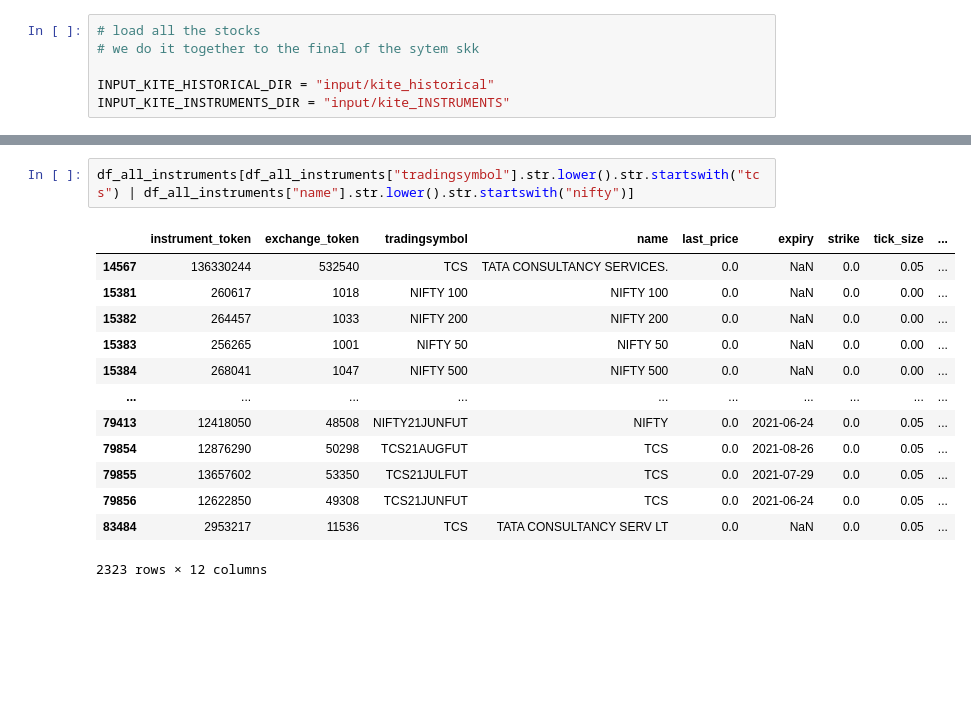
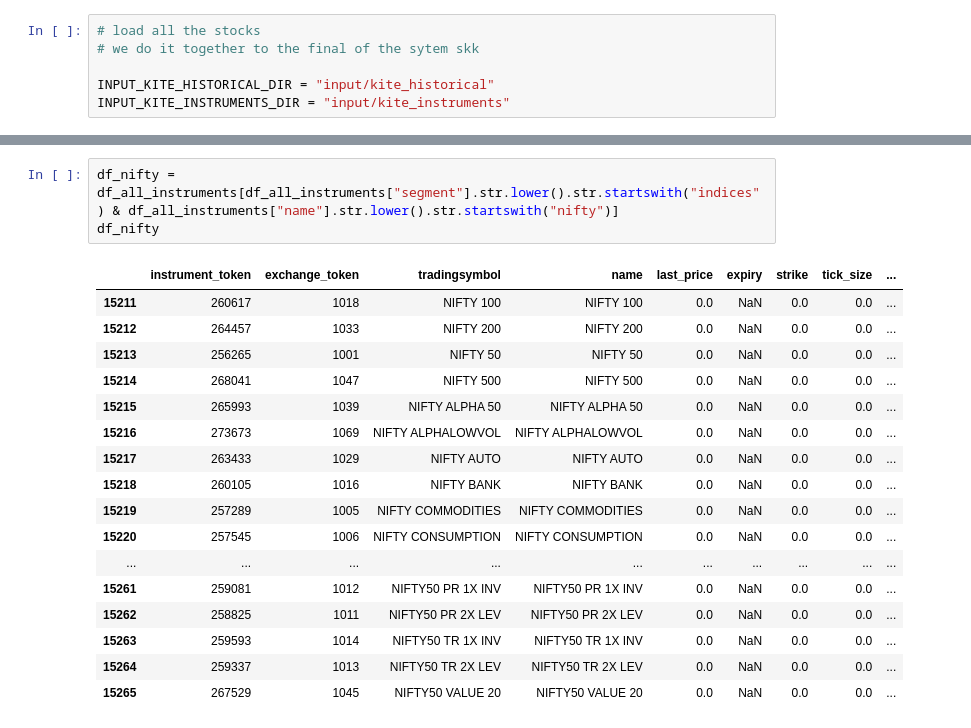
Before and after one commit to binarysentient/bsstonks, a Jupyter notebook: kite_historical_exploration_experiment.ipynb, the cells around one changed output, grey strips where cells are left out. Cells and saved outputs as stored; diff of their text form; blank space fills up the shorter version.

```diff
--- a/kite_historical_exploration_experiment.ipynb
+++ b/kite_historical_exploration_experiment.ipynb
@@ -17,7 +18,7 @@ from bs_threading import bs_threadify, bs_make_throttle_ready_func
 # we do it together to the final of the sytem skk
 
 INPUT_KITE_HISTORICAL_DIR = "input/kite_historical"
-INPUT_KITE_INSTRUMENTS_DIR = "input/kite_INSTRUMENTS"
+INPUT_KITE_INSTRUMENTS_DIR = "input/kite_instruments"
 # %%
 df_all_instruments = pd.read_csv(os.path.join(INPUT_KITE_INSTRUMENTS_DIR,"instrument_list.csv"))
 df_all_instruments
@@ -38,19 +39,24 @@ df_all_instruments
 # %%
-df_all_instruments[df_all_instruments["tradingsymbol"].str.lower().str.startswith("tcs") | df_all_instruments["name"].str.lower().str.startswith("nifty")]
+df_nifty = df_all_instruments[df_all_instruments["segment"].str.lower().str.startswith("indices") & df_all_instruments["name"].str.lower().str.startswith("nifty")]
+df_nifty
 # %% [output]
 |  | instrument_token | exchange_token | tradingsymbol | name | last_price | expiry | strike | tick_size | ... |
-| 14567 | 136330244 | 532540 | TCS | TATA CONSULTANCY SERVICES. | 0.0 | NaN | 0.0 | 0.05 | ... |
-| 15381 | 260617 | 1018 | NIFTY 100 | NIFTY 100 | 0.0 | NaN | 0.0 | 0.00 | ... |
-| 15382 | 264457 | 1033 | NIFTY 200 | NIFTY 200 | 0.0 | NaN | 0.0 | 0.00 | ... |
-| 15383 | 256265 | 1001 | NIFTY 50 | NIFTY 50 | 0.0 | NaN | 0.0 | 0.00 | ... |
-| 15384 | 268041 | 1047 | NIFTY 500 | NIFTY 500 | 0.0 | NaN | 0.0 | 0.00 | ... |
+| 15211 | 260617 | 1018 | NIFTY 100 | NIFTY 100 | 0.0 | NaN | 0.0 | 0.0 | ... |
+| 15212 | 264457 | 1033 | NIFTY 200 | NIFTY 200 | 0.0 | NaN | 0.0 | 0.0 | ... |
+| 15213 | 256265 | 1001 | NIFTY 50 | NIFTY 50 | 0.0 | NaN | 0.0 | 0.0 | ... |
+| 15214 | 268041 | 1047 | NIFTY 500 | NIFTY 500 | 0.0 | NaN | 0.0 | 0.0 | ... |
+| 15215 | 265993 | 1039 | NIFTY ALPHA 50 | NIFTY ALPHA 50 | 0.0 | NaN | 0.0 | 0.0 | ... |
+| 15216 | 273673 | 1069 | NIFTY ALPHALOWVOL | NIFTY ALPHALOWVOL | 0.0 | NaN | 0.0 | 0.0 | ... |
+| 15217 | 263433 | 1029 | NIFTY AUTO | NIFTY AUTO | 0.0 | NaN | 0.0 | 0.0 | ... |
+| 15218 | 260105 | 1016 | NIFTY BANK | NIFTY BANK | 0.0 | NaN | 0.0 | 0.0 | ... |
+| 15219 | 257289 | 1005 | NIFTY COMMODITIES | NIFTY COMMODITIES | 0.0 | NaN | 0.0 | 0.0 | ... |
+| 15220 | 257545 | 1006 | NIFTY CONSUMPTION | NIFTY CONSUMPTION | 0.0 | NaN | 0.0 | 0.0 | ... |
 | ... | ... | ... | ... | ... | ... | ... | ... | ... | ... |
-| 79413 | 12418050 | 48508 | NIFTY21JUNFUT | NIFTY | 0.0 | 2021-06-24 | 0.0 | 0.05 | ... |
-| 79854 | 12876290 | 50298 | TCS21AUGFUT | TCS | 0.0 | 2021-08-26 | 0.0 | 0.05 | ... |
-| 79855 | 13657602 | 53350 | TCS21JULFUT | TCS | 0.0 | 2021-07-29 | 0.0 | 0.05 | ... |
-| 79856 | 12622850 | 49308 | TCS21JUNFUT | TCS | 0.0 | 2021-06-24 | 0.0 | 0.05 | ... |
-| 83484 | 2953217 | 11536 | TCS | TATA CONSULTANCY SERV LT | 0.0 | NaN | 0.0 | 0.05 | ... |
+| 15261 | 259081 | 1012 | NIFTY50 PR 1X INV | NIFTY50 PR 1X INV | 0.0 | NaN | 0.0 | 0.0 | ... |
+| 15262 | 258825 | 1011 | NIFTY50 PR 2X LEV | NIFTY50 PR 2X LEV | 0.0 | NaN | 0.0 | 0.0 | ... |
+| 15263 | 259593 | 1014 | NIFTY50 TR 1X INV | NIFTY50 TR 1X INV | 0.0 | NaN | 0.0 | 0.0 | ... |
+| 15264 | 259337 | 1013 | NIFTY50 TR 2X LEV | NIFTY50 TR 2X LEV | 0.0 | NaN | 0.0 | 0.0 | ... |
+| 15265 | 267529 | 1045 | NIFTY50 VALUE 20 | NIFTY50 VALUE 20 | 0.0 | NaN | 0.0 | 0.0 | ... |
-2323 rows × 12 columns
 # %%
 for directory, _, filenames in os.walk(INPUT_KITE_HISTORICAL_DIR):
     for filename in filenames:
```
Also changed, not shown: parts of 11 cells of this notebook, 1 other file.
